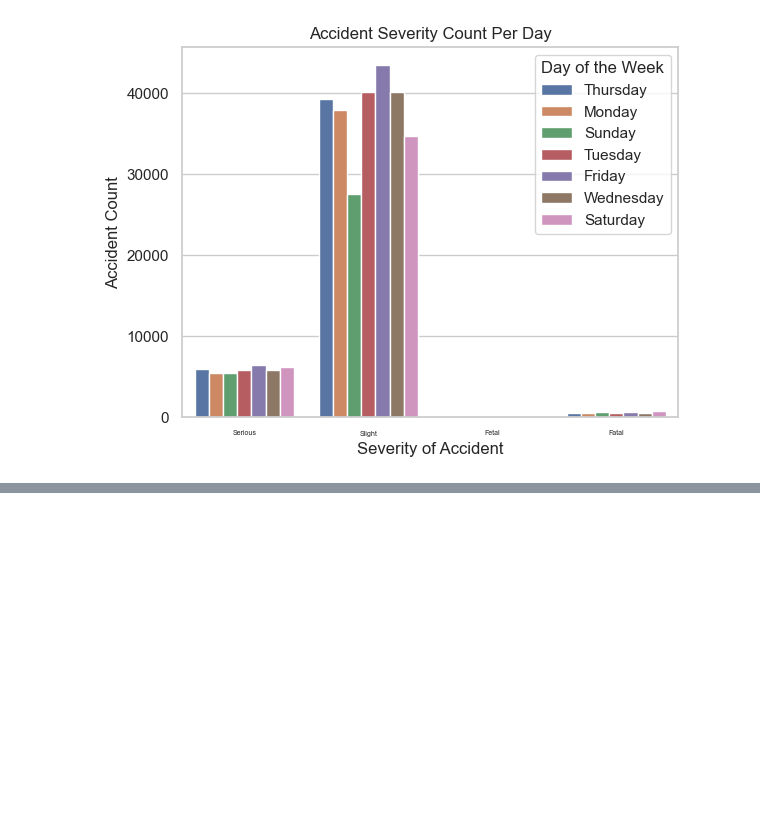
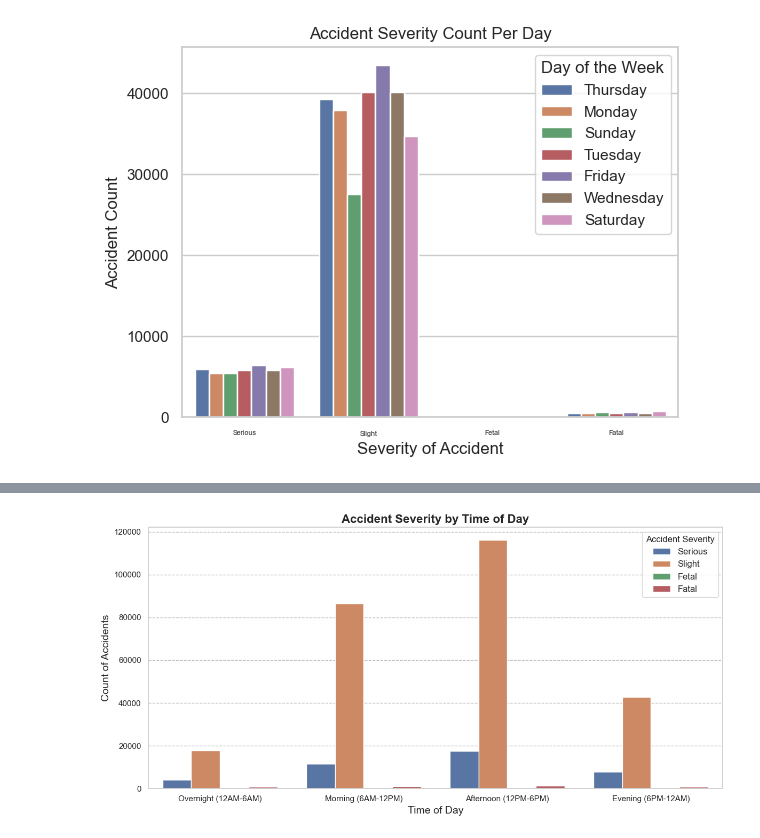
Before and after one commit to jutinwang/A1---CSI4142---GR48, a Jupyter notebook: G48-A1.ipynb, the cells around one changed output, grey strips where cells are left out. Saved outputs shown, nothing was run; the diff lists cells and outputs as text; code cells hidden in the pictures; blank space fills up the shorter version.

Commit message:
added in 5 insights

```diff
--- a/G48-A1.ipynb
+++ b/G48-A1.ipynb
@@ -501,0 +540,24 @@ plt.show()
+# %%
+# Code for Insight 7
+
+
+# Creating new Time Categories, first with Hour and then a grouped category for time of days
+trafficSet['Hour'] = pd.to_datetime(trafficSet['Time'], format='%H:%M', errors='coerce').dt.hour
+trafficSet['Time_Category'] = pd.cut(
+    trafficSet['Hour'],
+    bins=[-1, 6, 12, 18, 24],
+    labels=['Overnight (12AM-6AM)', 'Morning (6AM-12PM)', 'Afternoon (12PM-6PM)', 'Evening (6PM-12AM)']
+)
+
+# Creating a straightforward countplot for Accident Severity by Time of Day
+plt.figure(figsize=(12, 6))
+sns.countplot(data=trafficSet, x="Time_Category", hue="Accident_Severity")
+plt.title("Accident Severity by Time of Day", fontsize=16, fontweight="bold")
+plt.xlabel("Time of Day", fontsize=14)
+plt.ylabel("Count of Accidents", fontsize=14)
+plt.legend(title="Accident Severity", fontsize=12)
+plt.grid(axis='y', linestyle='--', alpha=0.5, color='gray')
+plt.tight_layout()  # Adjust layout for better appearance
+plt.show()
+# %% [output]
+[figure, added]
```
Also changed, not shown: parts of 45 cells of this notebook.
